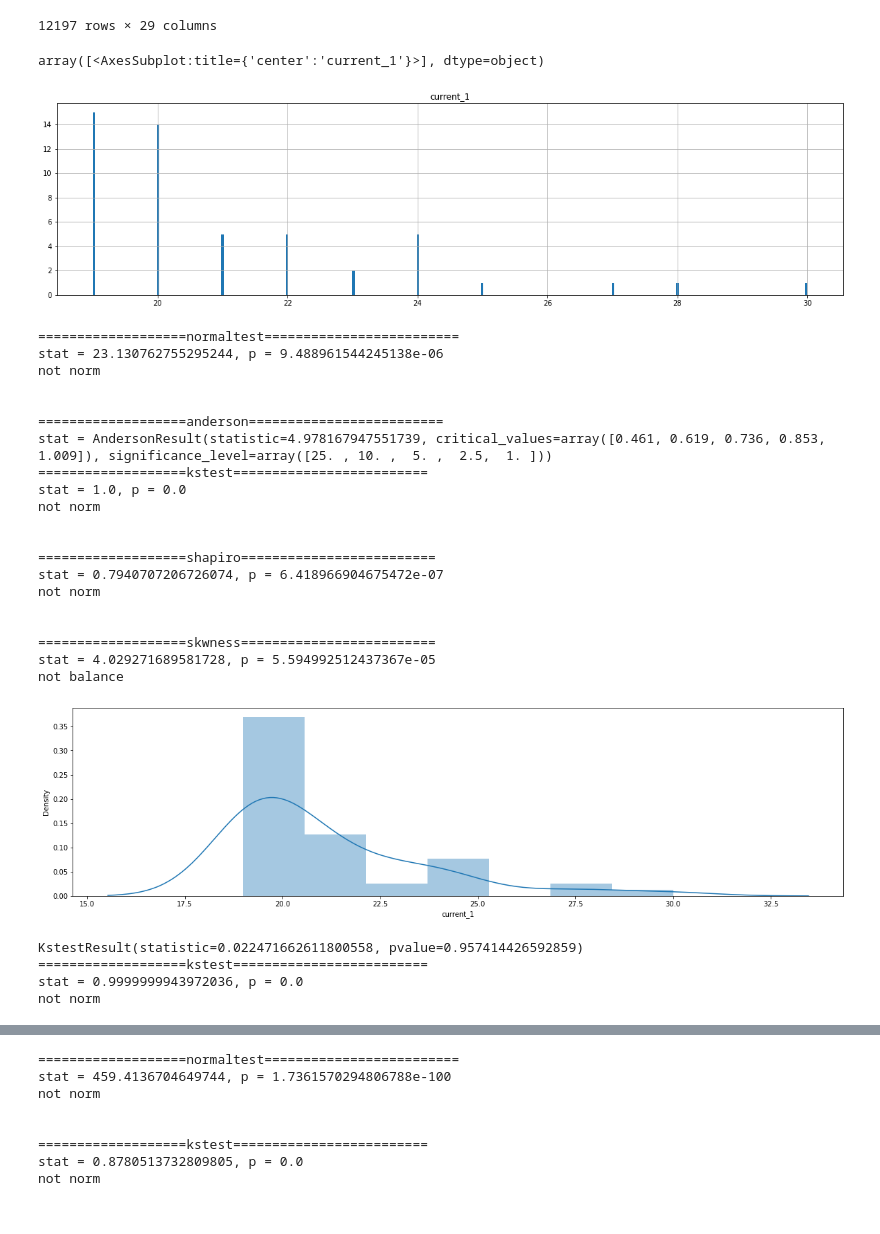
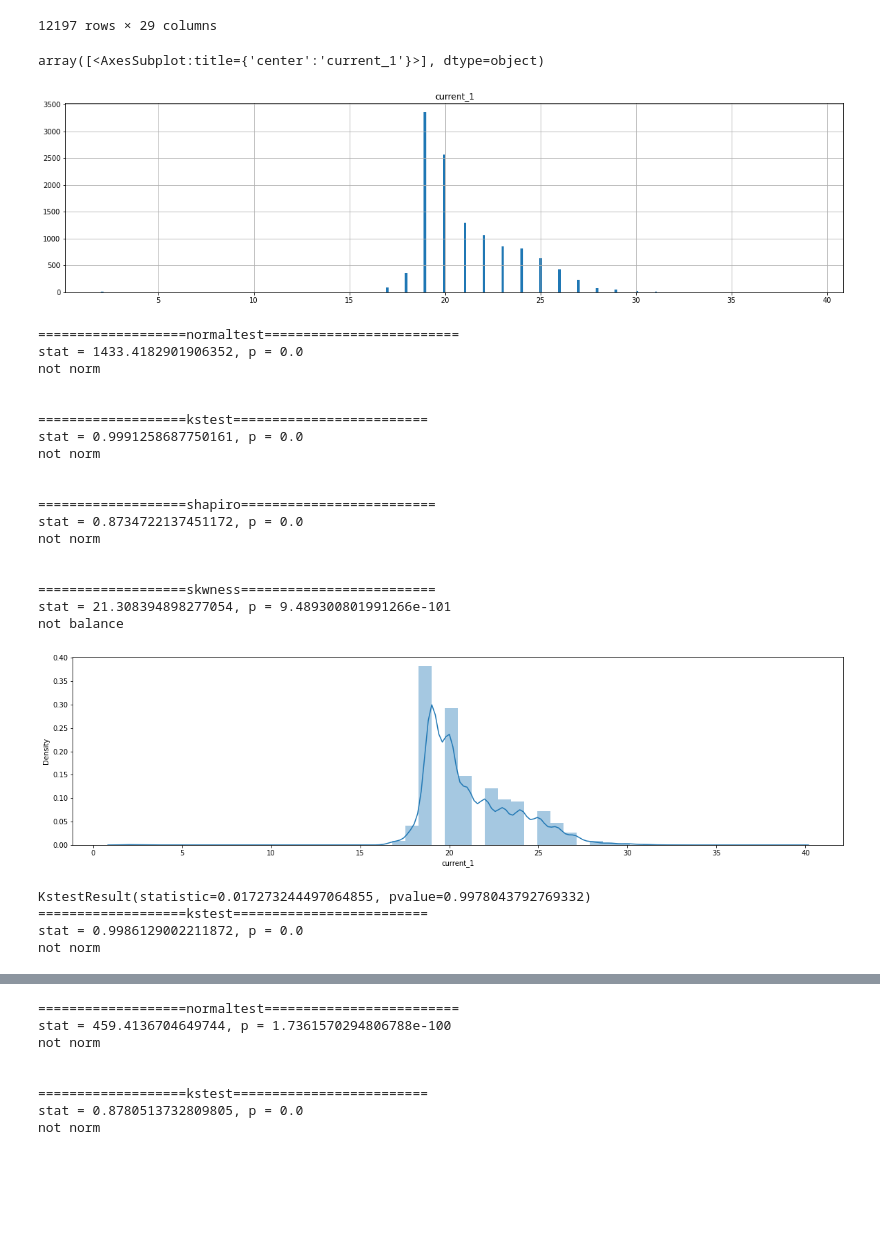
Before and after one commit to kimlolipop/stat-predictive, a Jupyter notebook: stat.ipynb, the cells around one changed output, grey strips where cells are left out. Cells and saved outputs as stored; diff of their text form; code cells hidden in the pictures; blank space fills up the shorter version.

```diff
--- a/stat.ipynb
+++ b/stat.ipynb
@@ -145,7 +149,7 @@ df_focus =  df[['date','time', focus]]
 df_focus = df_focus[df_focus[focus] > 1]
 df_focus = df_focus[df_focus[focus] < 100]
 
-df_focus = df_focus.sample(frac=1).reset_index(drop=True)[:50]
+# df_focus = df_focus.sample(frac=1).reset_index(drop=True)[:50]
 # %%
 from matplotlib import pyplot as plt
 
@@ -153,7 +157,7 @@ fig, axes = plt.subplots(1, 1, figsize=(20,5))
 df_focus[[focus]].hist(bins = 300,ax=axes)
 # %% [output]
 array([<AxesSubplot:title={'center':'current_1'}>], dtype=object)
-[figure, old version]
+[figure, new version]
 # %%
 from scipy.stats import normaltest
 from scipy.stats import kstest
@@ -171,9 +175,9 @@ else:
     print('not norm')
 print('\n')
 
-print('===================anderson=========================')
-stat= anderson(df_focus[focus], 'extreme1')
-print('stat = {0}'.format(stat))
+# print('===================anderson=========================')
+# stat= anderson(df_focus[focus], 'extreme1')
+# print('stat = {0}'.format(stat))
 
 
 print('===================kstest=========================')
@@ -197,40 +201,38 @@ else:
 print('\n')
 
 
 
 print('===================skwness=========================')
 stat, p = skewtest(df_focus[focus])
 print('stat = {0}, p = {1}'.format(stat, p))
 if stat < 1:
     print('balance')
 else:
     print('not balance')
 print('\n')
 
 fig, axes = plt.subplots(1, 1, figsize=(20,5))
 ax = sns.distplot(df_focus[focus])
 # %% [output]
 ===================normaltest=========================
-stat = 23.130762755295244, p = 9.488961544245138e-06
+stat = 1433.4182901906352, p = 0.0
 not norm
 
 
-===================anderson=========================
-stat = AndersonResult(statistic=4.978167947551739, critical_values=array([0.461, 0.619, 0.736, 0.853, 1.009]), significance_level=array([25. , 10. ,  5. ,  2.5,  1. ]))
 ===================kstest=========================
-stat = 1.0, p = 0.0
+stat = 0.9991258687750161, p = 0.0
 not norm
 
 
 ===================shapiro=========================
-stat = 0.7940707206726074, p = 6.418966904675472e-07
+stat = 0.8734722137451172, p = 0.0
 not norm
 
 
 ===================skwness=========================
-stat = 4.029271689581728, p = 5.594992512437367e-05
+stat = 21.308394898277054, p = 9.489300801991266e-101
 not balance
-[figure, old version]
+[figure, new version]
 # %%
 print(stats.kstest(np.random.exponential(1, 500),'expon'))
 print('===================kstest=========================')
@@ -242,9 +244,9 @@ else:
     print('not norm')
 print('\n')
 # %% [output]
-KstestResult(statistic=0.022471662611800558, pvalue=0.957414426592859)
+KstestResult(statistic=0.017273244497064855, pvalue=0.9978043792769332)
 ===================kstest=========================
-stat = 0.9999999943972036, p = 0.0
+stat = 0.9986129002211872, p = 0.0
 not norm
 # %%
 from scipy.stats import normaltest
```
Also changed, not shown: parts of 6 cells of this notebook, 8 other files.
